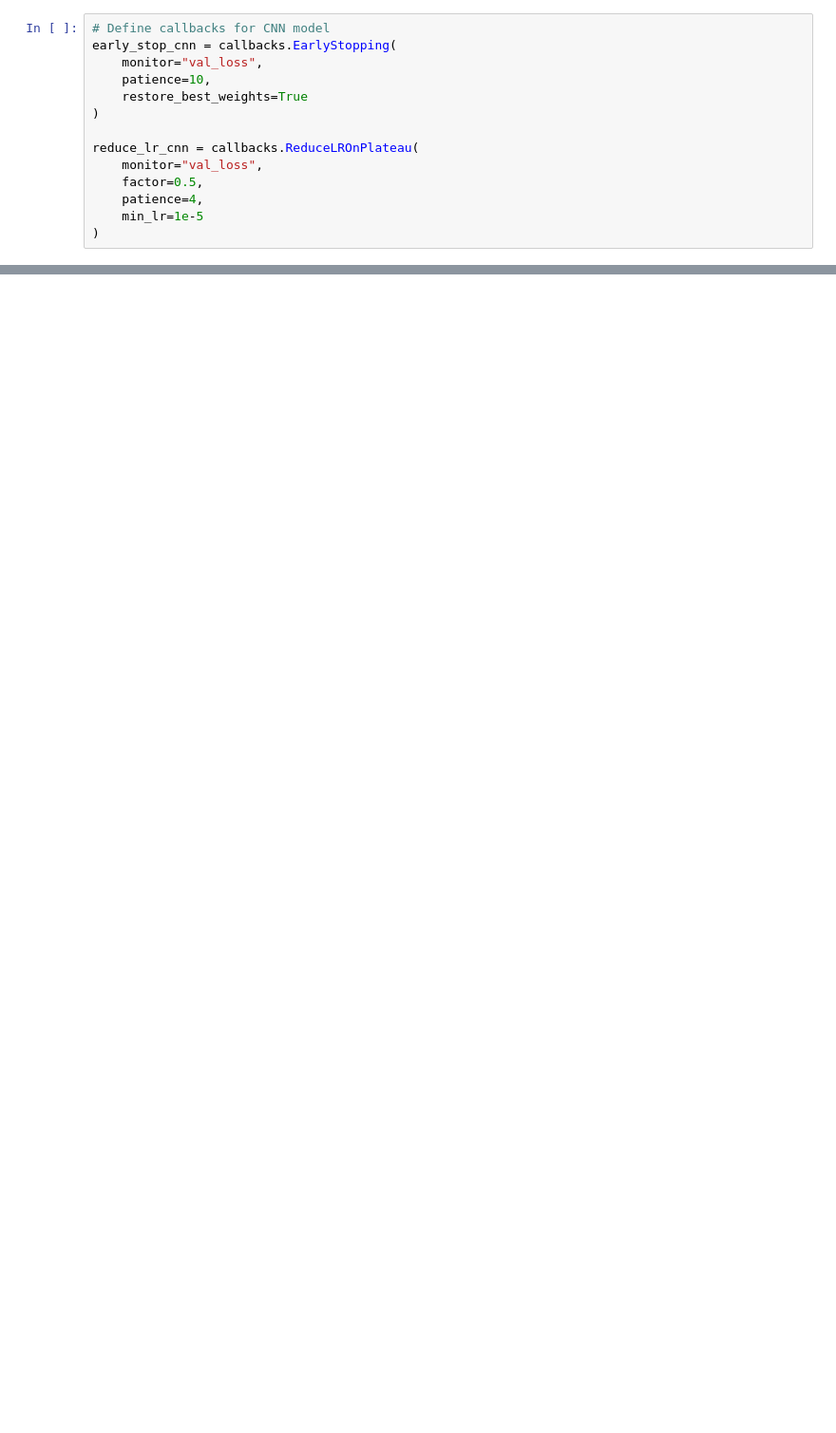
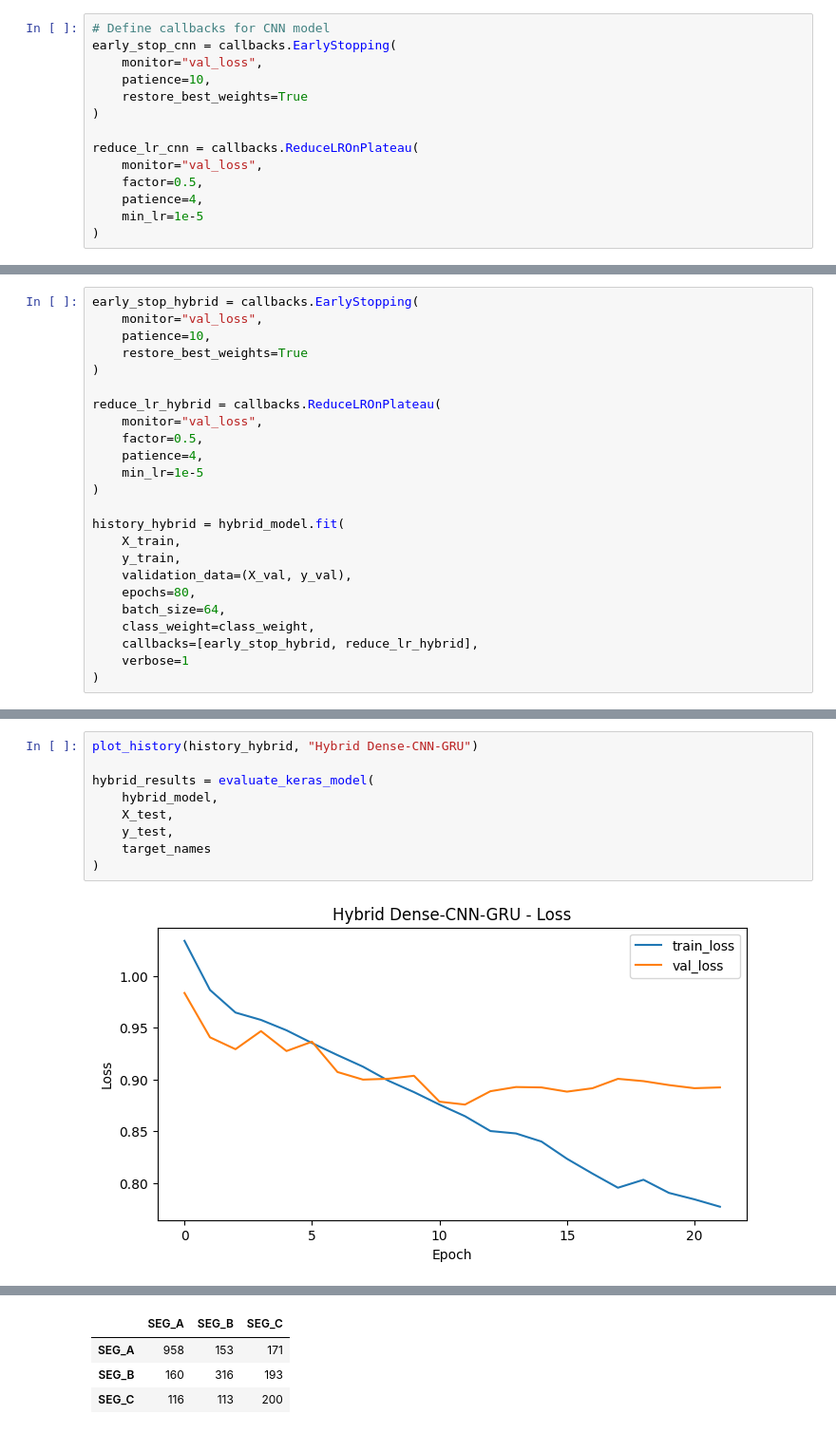
Before and after one commit to david-bazalduaa/Pfizer-segmentation-Ulcerative-Colitis, a Jupyter notebook: Neural network/Neural networks.ipynb, the cells around one changed output, grey strips where cells are left out. Shown at 95% size. Saved outputs shown, nothing was run; the diff lists cells and outputs as text; blank space fills up the shorter version.

```diff
--- a/Neural network/Neural networks.ipynb
+++ b/Neural network/Neural networks.ipynb
@@ -568,0 +888,24 @@ weighted avg       0.65      0.63      0.64      2380
+# %%
+early_stop_hybrid = callbacks.EarlyStopping(
+    monitor="val_loss",
+    patience=10,
+    restore_best_weights=True
+)
+
+reduce_lr_hybrid = callbacks.ReduceLROnPlateau(
+    monitor="val_loss",
+    factor=0.5,
+    patience=4,
+    min_lr=1e-5
+)
+
+history_hybrid = hybrid_model.fit(
+    X_train,
+    y_train,
+    validation_data=(X_val, y_val),
+    epochs=80,
+    batch_size=64,
+    class_weight=class_weight,
+    callbacks=[early_stop_hybrid, reduce_lr_hybrid],
+    verbose=1
+)
@@ -568,0 +930,11 @@ weighted avg       0.65      0.63      0.64      2380
+# %%
+plot_history(history_hybrid, "Hybrid Dense-CNN-GRU")
+
+hybrid_results = evaluate_keras_model(
+    hybrid_model,
+    X_test,
+    y_test,
+    target_names
+)
+# %% [output]
+[figure, added]
@@ -568,0 +956,4 @@ weighted avg       0.65      0.63      0.64      2380
+|  | SEG_A | SEG_B | SEG_C |
+| SEG_A | 958 | 153 | 171 |
+| SEG_B | 160 | 316 | 193 |
+| SEG_C | 116 | 113 | 200 |
```
Also changed, not shown: parts of 29 cells of this notebook.
